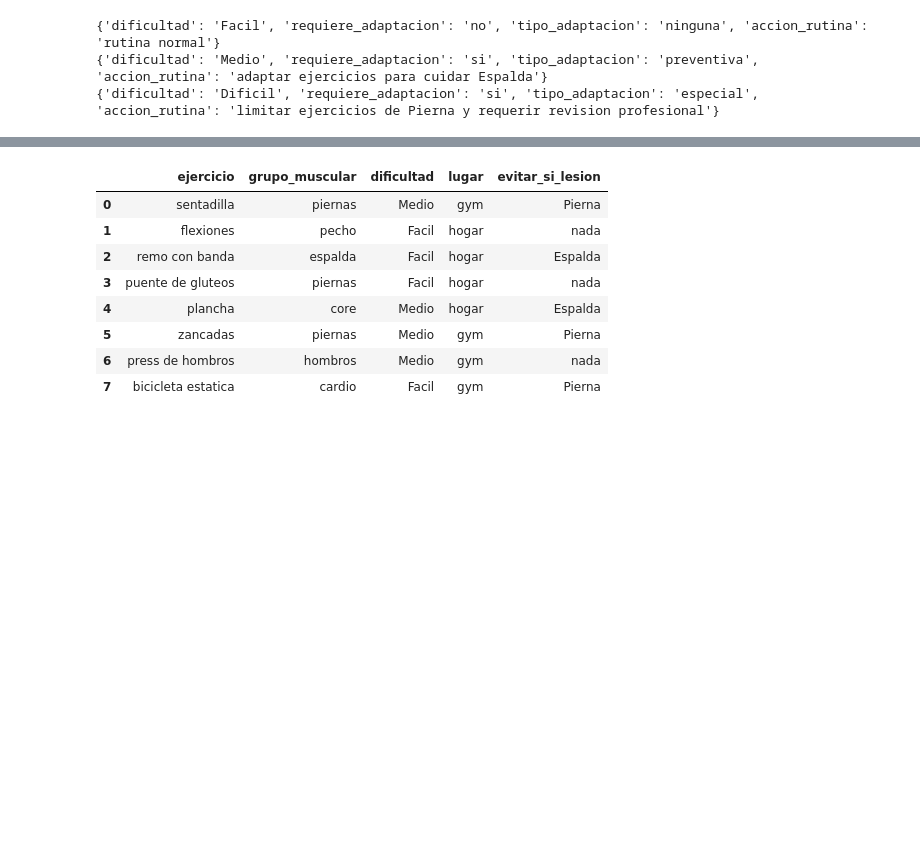
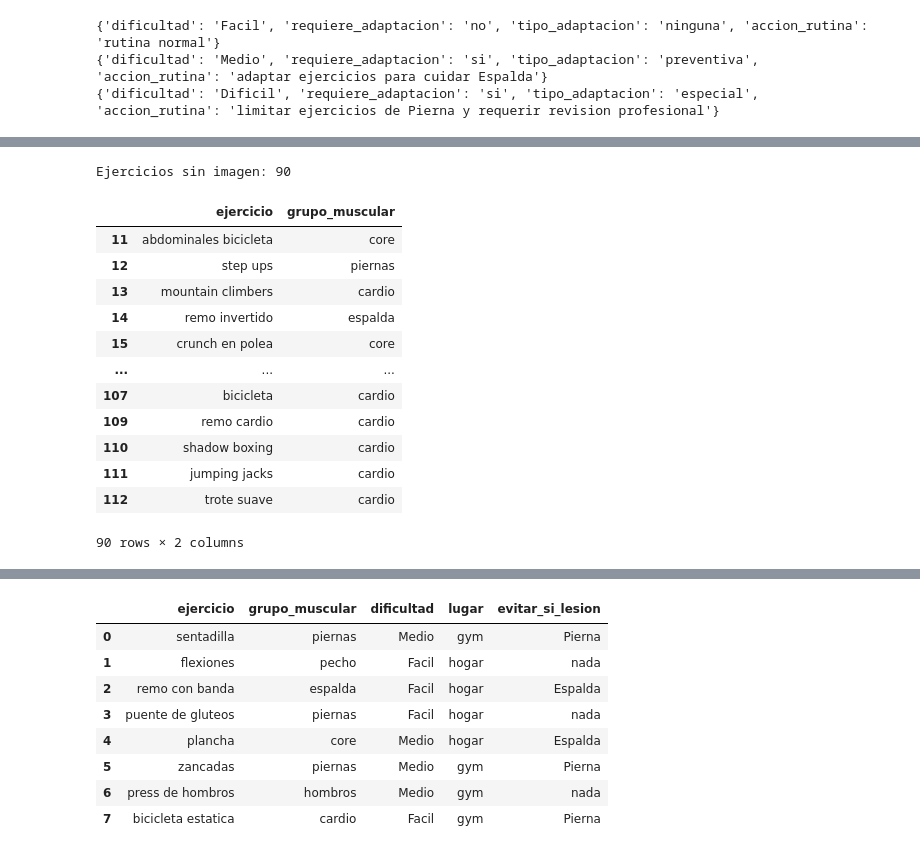
Before and after one commit to luci-o/LIFE-FIT, a Jupyter notebook: IA/index.ipynb, the cells around one changed output, grey strips where cells are left out. Drawn from its saved outputs; the diff is of its cells as text; code cells hidden in the pictures; blank space fills up the shorter version.

```diff
--- a/IA/index.ipynb
+++ b/IA/index.ipynb
@@ -1070,0 +1228,26 @@ ejercicios_df = pd.DataFrame({
+# %%
+ejercicios_sin_imagen = ejercicios_df[
+    ejercicios_df["imagen"] == "images/default.png"
+][[
+    "ejercicio",
+    "grupo_muscular"
+]]
+
+print("Ejercicios sin imagen:", len(ejercicios_sin_imagen))
+
+ejercicios_sin_imagen
+# %% [output]
+Ejercicios sin imagen: 90
+|  | ejercicio | grupo_muscular |
+| 11 | abdominales bicicleta | core |
+| 12 | step ups | piernas |
+| 13 | mountain climbers | cardio |
+| 14 | remo invertido | espalda |
+| 15 | crunch en polea | core |
+| ... | ... | ... |
+| 107 | bicicleta | cardio |
+| 109 | remo cardio | cardio |
+| 110 | shadow boxing | cardio |
+| 111 | jumping jacks | cardio |
+| 112 | trote suave | cardio |
+90 rows × 2 columns
```
Also changed, not shown: parts of 38 cells of this notebook.
